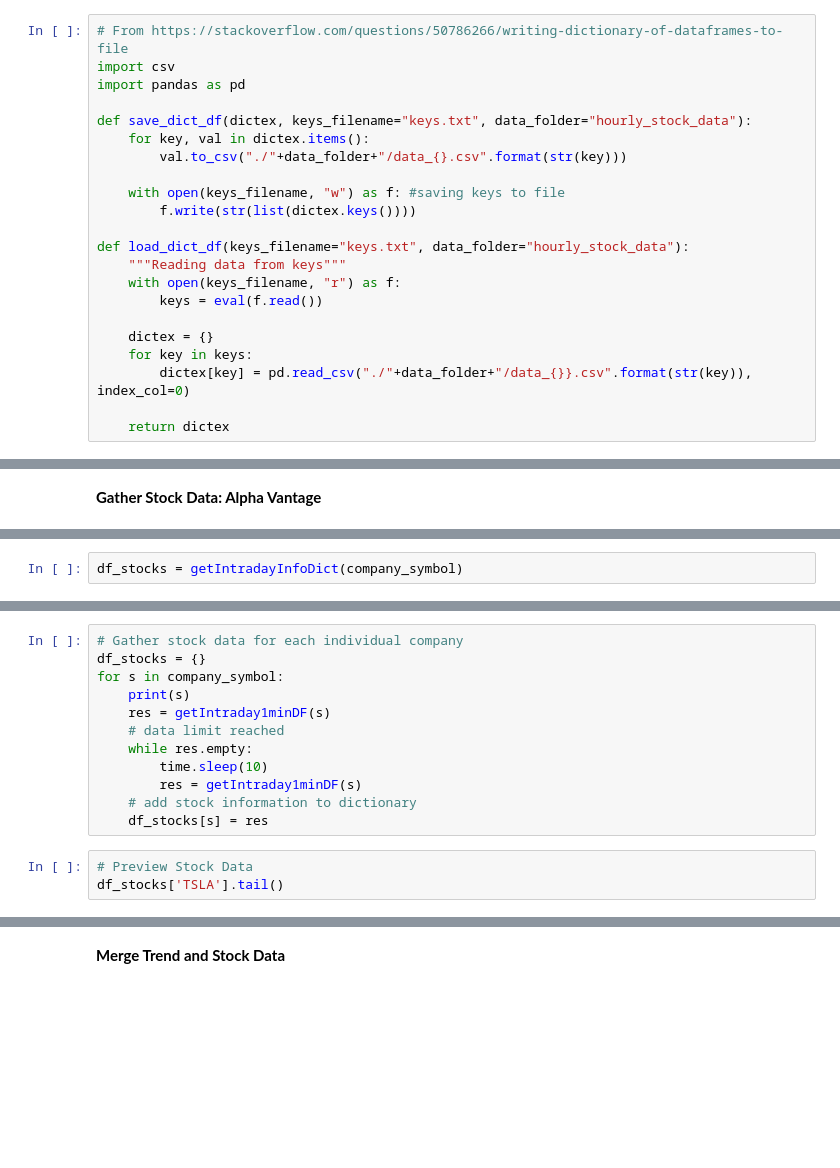
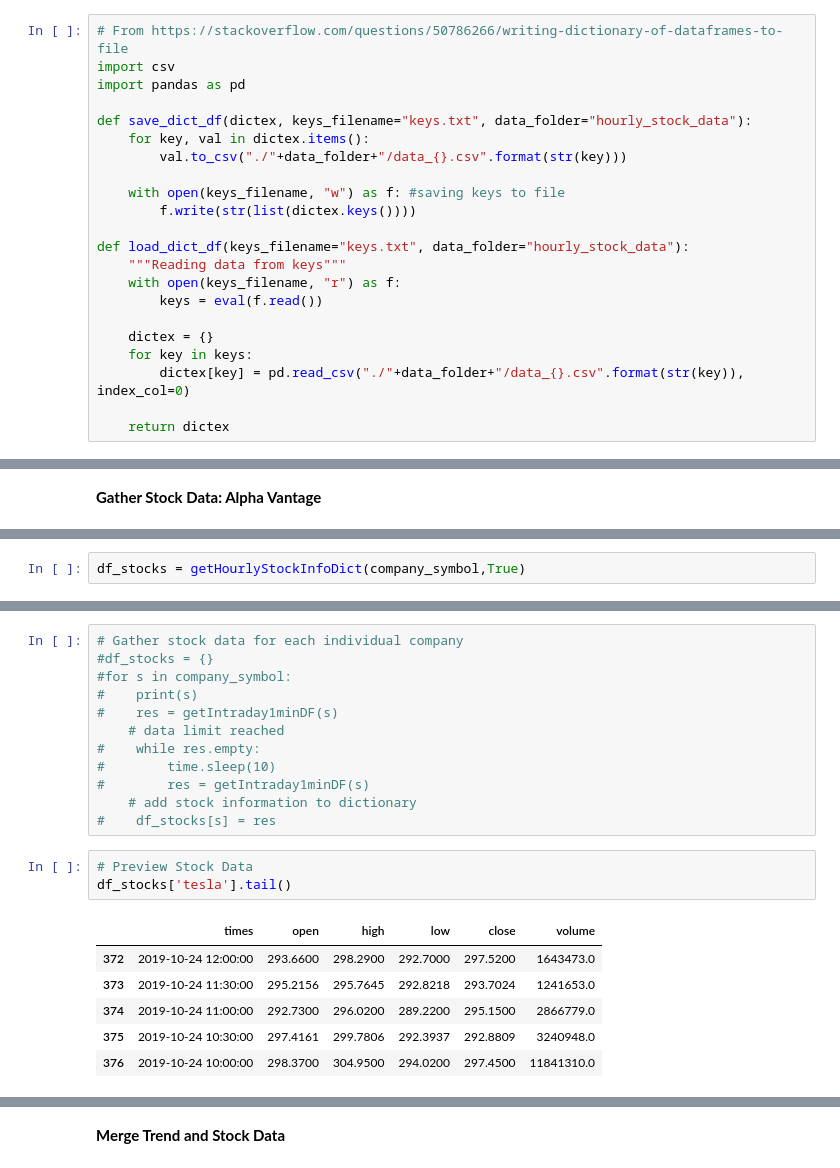
Before and after one commit to edwjchen/StockExploration, a Jupyter notebook: stockbot-hourly.ipynb, the cells around one changed output, grey strips where cells are left out. Cells and saved outputs as stored; diff of their text form; blank space fills up the shorter version.

```diff
--- a/stockbot-hourly.ipynb
+++ b/stockbot-hourly.ipynb
@@ -37,7 +39,7 @@ def load_dict_df(keys_filename="keys.txt", data_folder="hourly_stock_data"):
 
     dictex = {}
     for key in keys:
-        dictex[key] = pd.read_csv("./"+data_folder+"/data_{}}.csv".format(str(key)), index_col=0)
+        dictex[key] = pd.read_csv("./"+data_folder+"/data_{}.csv".format(str(key)), index_col=0)
 
     return dictex
 # %%
@@ -365,4 +396,4 @@ def getIntradayInfoDict(company_symbol, pull_data=False, stock_df_filename="hour
         save_dict_df(dict_stocks, keys_filename=stock_df_filename)
     return dict_stocks
 # %%
-df_stocks = getIntradayInfoDict(company_symbol)
+df_stocks = getHourlyStockInfoDict(company_symbol,True)
@@ -369,17 +411,24 @@ df_stocks = getIntradayInfoDict(company_symbol)
 # %%
 # Gather stock data for each individual company
-df_stocks = {}
-for s in company_symbol:
-    print(s)
-    res = getIntraday1minDF(s)
+#df_stocks = {}
+#for s in company_symbol:
+#    print(s)
+#    res = getIntraday1minDF(s)
     # data limit reached
-    while res.empty:
-        time.sleep(10)
-        res = getIntraday1minDF(s)
+#    while res.empty:
+#        time.sleep(10)
+#        res = getIntraday1minDF(s)
     # add stock information to dictionary
-    df_stocks[s] = res
+#    df_stocks[s] = res
 # %%
 # Preview Stock Data
-df_stocks['TSLA'].tail()
+df_stocks['tesla'].tail()
+# %% [output]
+|  | times | open | high | low | close | volume |
+| 372 | 2019-10-24 12:00:00 | 293.6600 | 298.2900 | 292.7000 | 297.5200 | 1643473.0 |
+| 373 | 2019-10-24 11:30:00 | 295.2156 | 295.7645 | 292.8218 | 293.7024 | 1241653.0 |
+| 374 | 2019-10-24 11:00:00 | 292.7300 | 296.0200 | 289.2200 | 295.1500 | 2866779.0 |
+| 375 | 2019-10-24 10:30:00 | 297.4161 | 299.7806 | 292.3937 | 292.8809 | 3240948.0 |
+| 376 | 2019-10-24 10:00:00 | 298.3700 | 304.9500 | 294.0200 | 297.4500 | 11841310.0 |
 # %%
 #reverse df rows
```
Also changed, not shown: parts of 16 cells of this notebook.
